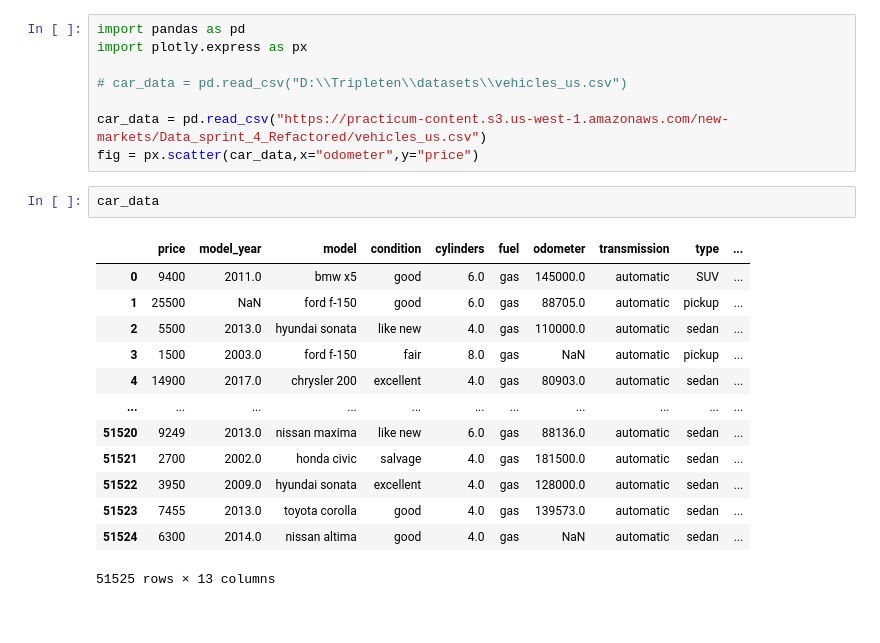
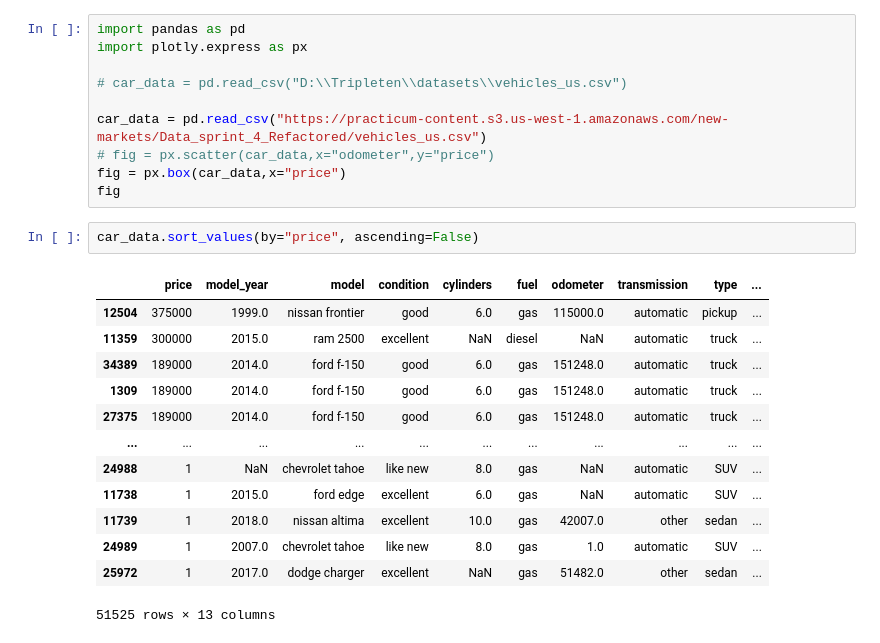
Before and after one commit to Carnivurus/car_sales_app, a Jupyter notebook: EDA.ipynb, the cells around one changed output. Drawn from its saved outputs; the diff is of its cells as text.

```diff
--- a/EDA.ipynb
+++ b/EDA.ipynb
@@ -5,20 +5,22 @@ import plotly.express as px
 # car_data = pd.read_csv("D:\\Tripleten\\datasets\\vehicles_us.csv")
 
 car_data = pd.read_csv("https://practicum-content.s3.us-west-1.amazonaws.com/new-markets/Data_sprint_4_Refactored/vehicles_us.csv")
-fig = px.scatter(car_data,x="odometer",y="price")
+# fig = px.scatter(car_data,x="odometer",y="price")
+fig = px.box(car_data,x="price")
+fig
-# %%
-car_data
-# %% [output]
-|  | price | model_year | model | condition | cylinders | fuel | odometer | transmission | type | ... |
-| 0 | 9400 | 2011.0 | bmw x5 | good | 6.0 | gas | 145000.0 | automatic | SUV | ... |
-| 1 | 25500 | NaN | ford f-150 | good | 6.0 | gas | 88705.0 | automatic | pickup | ... |
-| 2 | 5500 | 2013.0 | hyundai sonata | like new | 4.0 | gas | 110000.0 | automatic | sedan | ... |
-| 3 | 1500 | 2003.0 | ford f-150 | fair | 8.0 | gas | NaN | automatic | pickup | ... |
-| 4 | 14900 | 2017.0 | chrysler 200 | excellent | 4.0 | gas | 80903.0 | automatic | sedan | ... |
-| ... | ... | ... | ... | ... | ... | ... | ... | ... | ... | ... |
-| 51520 | 9249 | 2013.0 | nissan maxima | like new | 6.0 | gas | 88136.0 | automatic | sedan | ... |
-| 51521 | 2700 | 2002.0 | honda civic | salvage | 4.0 | gas | 181500.0 | automatic | sedan | ... |
-| 51522 | 3950 | 2009.0 | hyundai sonata | excellent | 4.0 | gas | 128000.0 | automatic | sedan | ... |
-| 51523 | 7455 | 2013.0 | toyota corolla | good | 4.0 | gas | 139573.0 | automatic | sedan | ... |
-| 51524 | 6300 | 2014.0 | nissan altima | good | 4.0 | gas | NaN | automatic | sedan | ... |
-51525 rows × 13 columns
+# %%
+car_data.sort_values(by="price", ascending=False)
+# %% [output]
+|  | price | model_year | model | condition | cylinders | fuel | odometer | transmission | type | ... |
+| 12504 | 375000 | 1999.0 | nissan frontier | good | 6.0 | gas | 115000.0 | automatic | pickup | ... |
+| 11359 | 300000 | 2015.0 | ram 2500 | excellent | NaN | diesel | NaN | automatic | truck | ... |
+| 34389 | 189000 | 2014.0 | ford f-150 | good | 6.0 | gas | 151248.0 | automatic | truck | ... |
+| 1309 | 189000 | 2014.0 | ford f-150 | good | 6.0 | gas | 151248.0 | automatic | truck | ... |
+| 27375 | 189000 | 2014.0 | ford f-150 | good | 6.0 | gas | 151248.0 | automatic | truck | ... |
+| ... | ... | ... | ... | ... | ... | ... | ... | ... | ... | ... |
+| 24988 | 1 | NaN | chevrolet tahoe | like new | 8.0 | gas | NaN | automatic | SUV | ... |
+| 11738 | 1 | 2015.0 | ford edge | excellent | 6.0 | gas | NaN | automatic | SUV | ... |
+| 11739 | 1 | 2018.0 | nissan altima | excellent | 10.0 | gas | 42007.0 | other | sedan | ... |
+| 24989 | 1 | 2007.0 | chevrolet tahoe | like new | 8.0 | gas | 1.0 | automatic | SUV | ... |
+| 25972 | 1 | 2017.0 | dodge charger | excellent | NaN | gas | 51482.0 | other | sedan | ... |
+51525 rows × 13 columns
```
Also changed, not shown: parts of 2 cells of this notebook, 1 other file.
